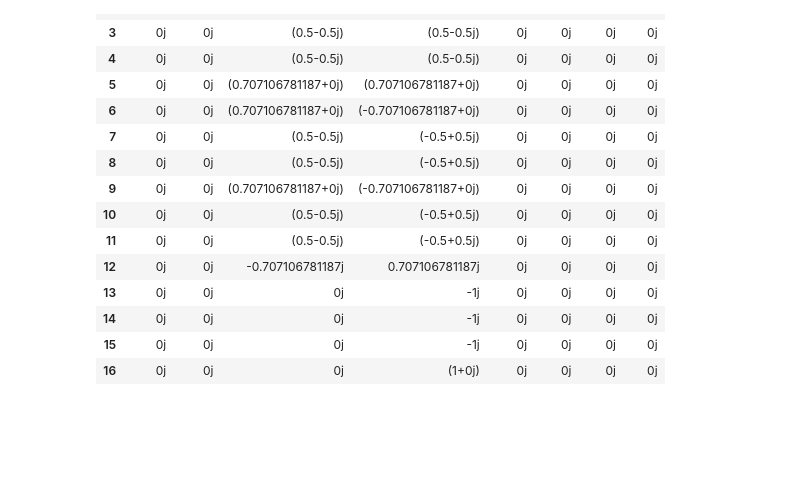
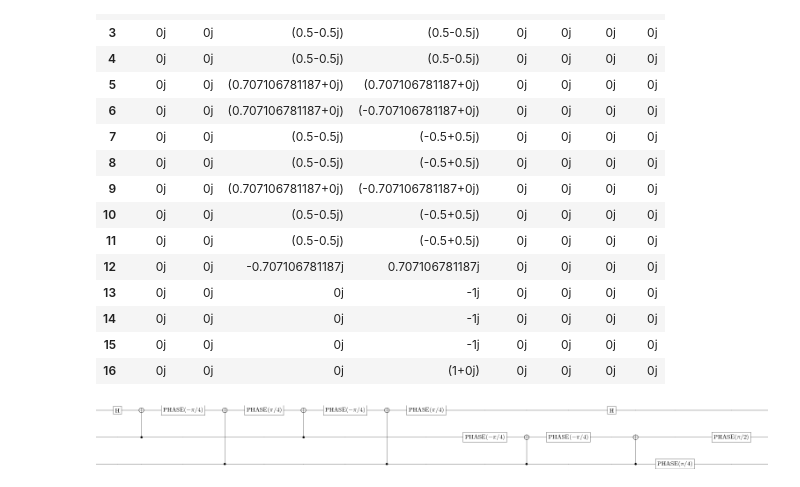
Before and after one commit to feshch/MIPT-Introduction-to-quantum-algorithms, a Jupyter notebook: Task 1/Task1.ipynb, the cells around one changed output. Saved outputs shown, nothing was run; the diff lists cells and outputs as text; code cells hidden in the pictures; blank space fills up the shorter version.

```diff
--- a/Task 1/Task1.ipynb
+++ b/Task 1/Task1.ipynb
@@ -130,3 +130,7 @@ a
 | 14 | 0j | 0j | 0j | -1j | 0j | 0j | 0j | 0j |
 | 15 | 0j | 0j | 0j | -1j | 0j | 0j | 0j | 0j |
 | 16 | 0j | 0j | 0j | (1+0j) | 0j | 0j | 0j | 0j |
+# %%
+qc3.png #Взглянем на цепь последний раз, чтобы проследить, как изменяется наша пси-функция
+# %% [output]
+[figure, added]
```
Also changed, not shown: parts of 1 cell of this notebook.
